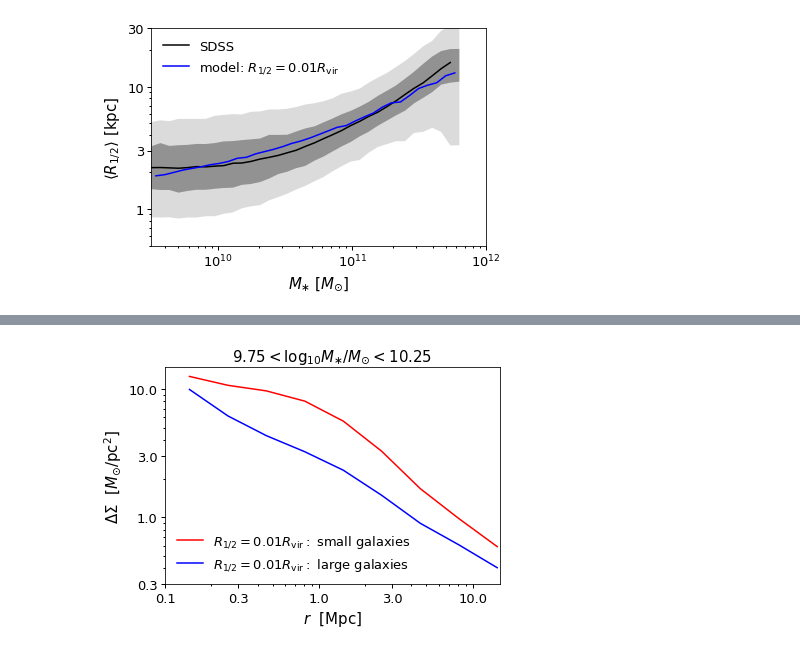
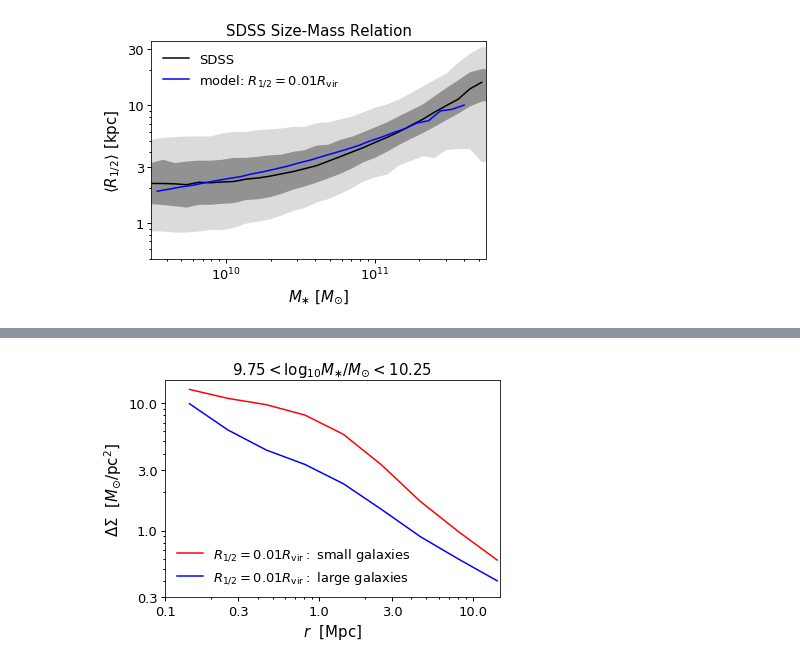
Before and after one commit to aphearin/galsize_models, a Jupyter notebook: notebooks/sham_based_penultimate_results.ipynb, the cells around one changed output, grey strips where cells are left out. Cells and saved outputs as stored; diff of their text form; code cells hidden in the pictures.

```diff
--- a/notebooks/sham_based_penultimate_results.ipynb
+++ b/notebooks/sham_based_penultimate_results.ipynb
@@ -115,7 +115,7 @@ def _percentile_from_z_score(z_score):
 low_percentile_1sigma, high_percentile_1sigma = _percentile_from_z_score(-1), _percentile_from_z_score(1)
 low_percentile_3sigma, high_percentile_3sigma = _percentile_from_z_score(-3), _percentile_from_z_score(3)
 
-logsm_table = np.linspace(9.5, 11.8, 35)
+logsm_table = np.linspace(9.5, 11.8, 30)
 dlogsm = 0.05
 
 r50_table_median = np.zeros_like(logsm_table)
@@ -148,37 +148,38 @@ logsm_mids = 0.5*(logsm_table[:-1] + logsm_table[1:])
 
 fig, ax = plt.subplots(1, 1)
 __=ax.loglog()
 
-xmin, xmax = 10**9.5, 10**12
-ymin, ymax = 0.5, 30
+xmin, xmax = 10**9.5, 10**11.75
+ymin, ymax = 0.5, 35
 _xlabel = r'$M_{\ast}$ $[M_{\odot}]$'
 _ylabel = r'$\langle R_{1/2} \rangle$ $[{\rm kpc}]$'
 xlim = ax.set_xlim(xmin, xmax)
 ylim = ax.set_ylim(ymin, ymax)
 __=ax.get_yaxis().set_major_formatter(ticker.ScalarFormatter())
 __=ax.get_yaxis().set_minor_formatter(ticker.NullFormatter())
 __=ax.set_yticks((1, 3, 10, 30))
 
 ylabel=ax.set_ylabel(_ylabel)
 xlabel=ax.set_xlabel(_xlabel)
+title=ax.set_title(r'SDSS Size-Mass Relation')
 
 __=ax.plot(10**logsm_table, r50_table_median, color='k', label='SDSS')
-__=ax.plot(10**logsm_mids, mock_r50_median, color='blue',
+__=ax.plot(10**logsm_mids[:-2], mock_r50_median[:-2], color='blue',
            label=r'model: $R_{1/2}=0.01R_{\rm vir}$')
 
 y1, y2 = r50_table_3sigma_low, r50_table_3sigma_high
 __=ax.fill_between(10**logsm_table, y1, y2, facecolor='lightgray', alpha=0.8)
 
 y1, y2 = r50_table_1sigma_low, r50_table_1sigma_high
 __=ax.fill_between(10**logsm_table, y1, y2, facecolor='gray', alpha=0.8)
 
 
 leg = ax.legend()
 
 figname = 'rvir_only_rhalf_vs_mstar_sham_model.pdf'
 fig.savefig(figname, bbox_extra_artists=[xlabel, ylabel], bbox_inches='tight')
 # %% [output]
-[figure, old version]
+[figure, new version]
 # %%
 from galsize_models.measurements import single_component_clustering
 # %%
```
Also changed, not shown: parts of 12 cells of this notebook, 4 other files.
